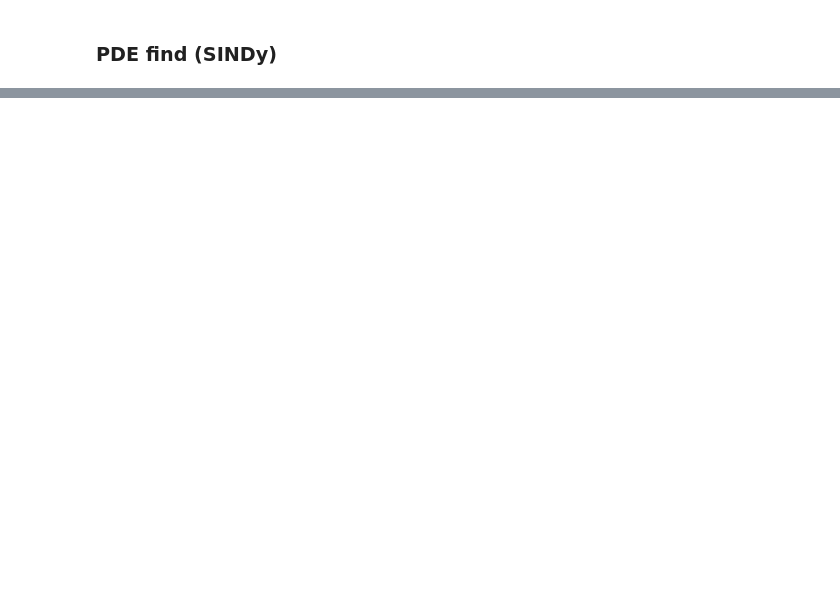
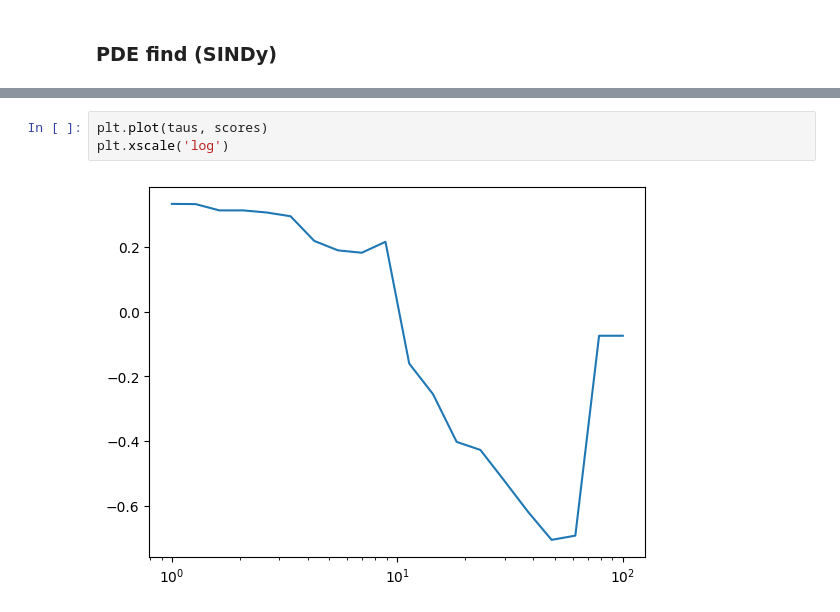
Before and after one commit to MEGAjosni/Master-Thesis, a Jupyter notebook: scripts/Burgers/ansatz-burgers-upinn.ipynb, the cells around one changed output, grey strips where cells are left out. Cells and saved outputs as stored; diff of their text form; blank space fills up the shorter version.

```diff
--- a/scripts/Burgers/ansatz-burgers-upinn.ipynb
+++ b/scripts/Burgers/ansatz-burgers-upinn.ipynb
@@ -519,0 +461,5 @@ upinn_plot.plot()
+# %%
+plt.plot(taus, scores)
+plt.xscale('log')
+# %% [output]
+[figure, added]
```
Also changed, not shown: parts of 32 cells of this notebook, 7 other files.
